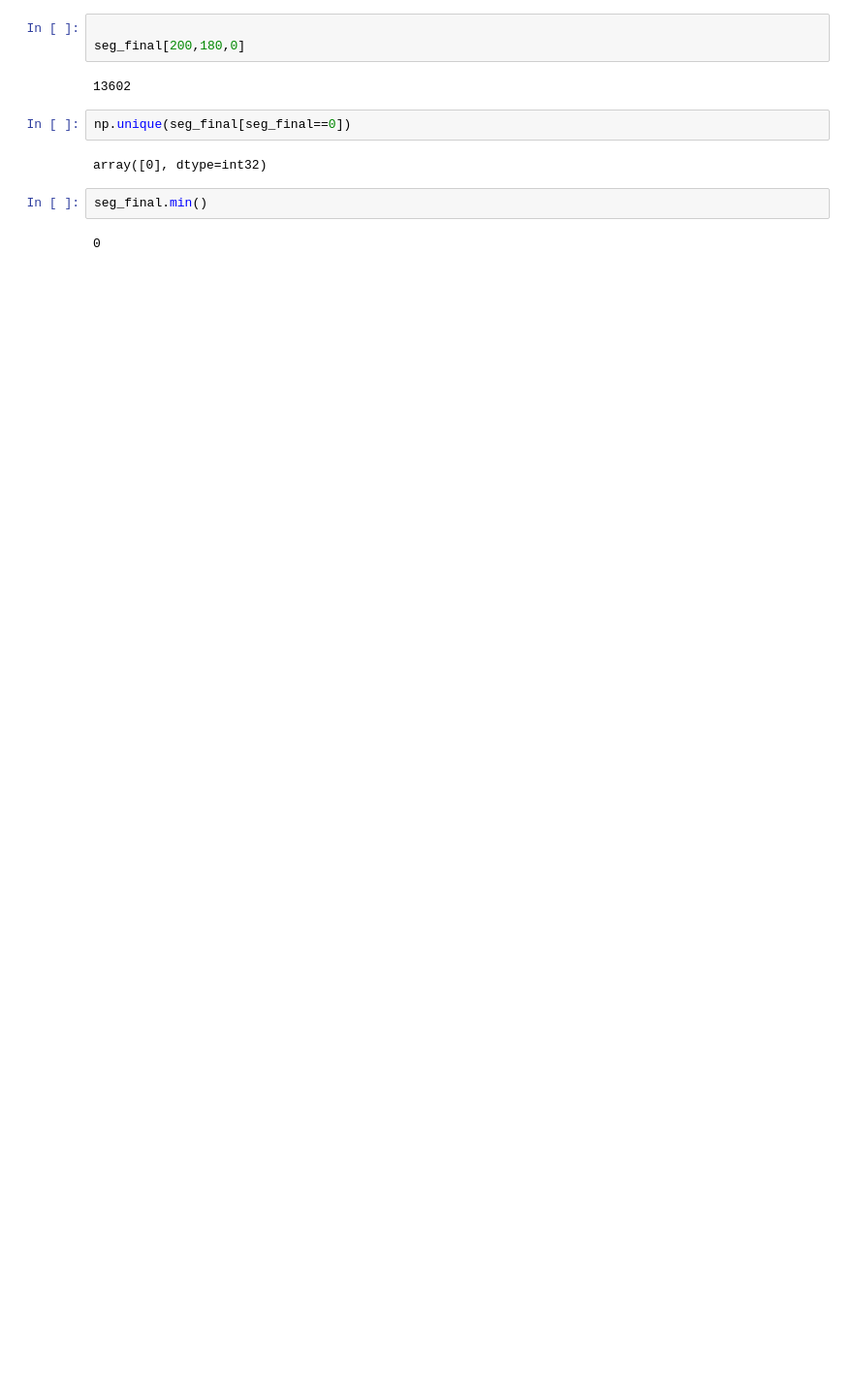
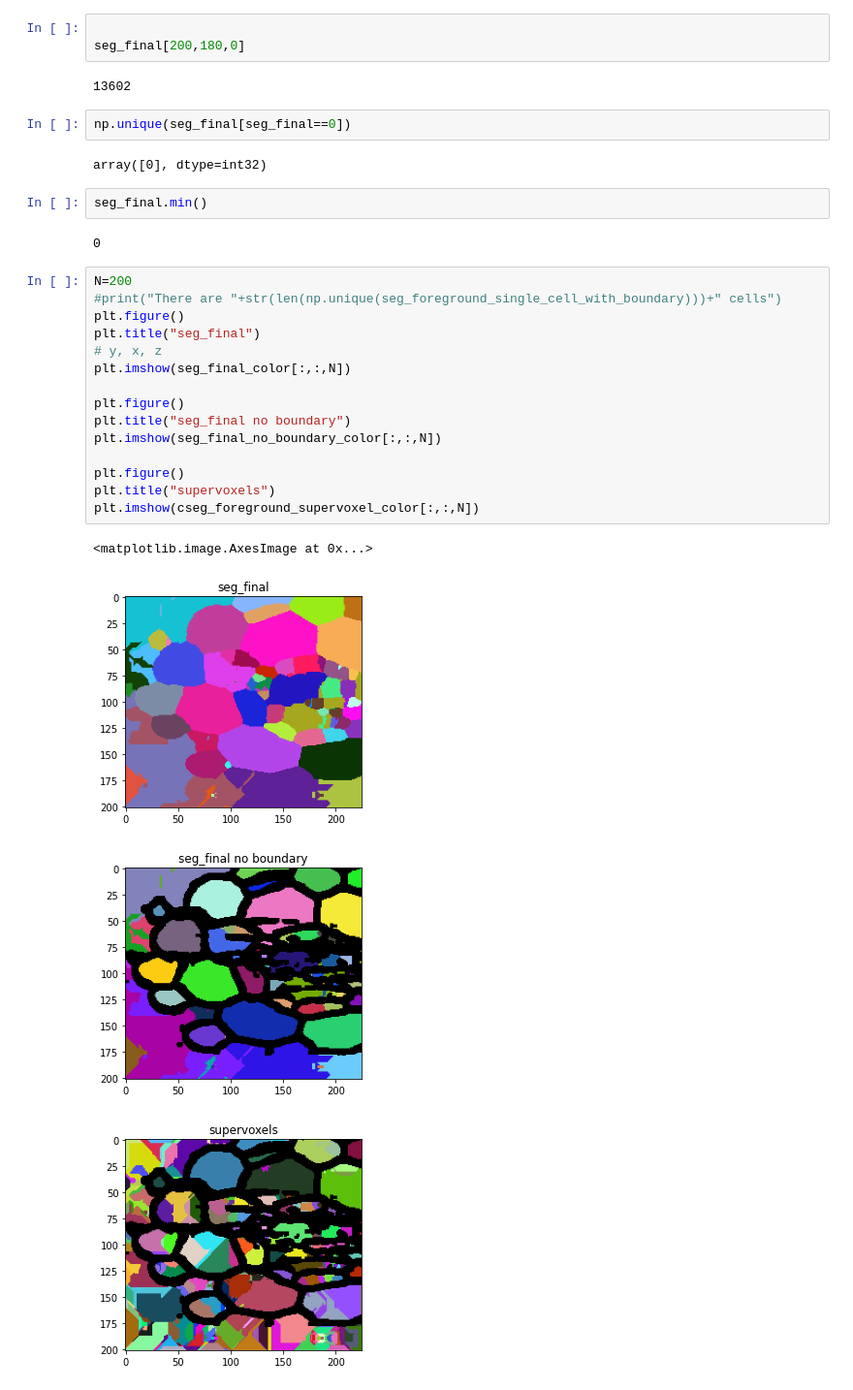
Before and after one commit to theGindar/3DCellSegMasterThesis, a Jupyter notebook: test_LRP.ipynb, the cells around one changed output. Shown at 97% size. Drawn from its saved outputs; the diff is of its cells as text; blank space fills up the shorter version.

```diff
--- a/test_LRP.ipynb
+++ b/test_LRP.ipynb
@@ -361,3 +372,23 @@ array([0], dtype=int32)
 seg_final.min()
 # %% [output]
 0
+# %%
+N=200
+#print("There are "+str(len(np.unique(seg_foreground_single_cell_with_boundary)))+" cells")
+plt.figure()
+plt.title("seg_final")
+# y, x, z
+plt.imshow(seg_final_color[:,:,N])
+
+plt.figure()
+plt.title("seg_final no boundary")
+plt.imshow(seg_final_no_boundary_color[:,:,N])
+
+plt.figure()
+plt.title("supervoxels")
+plt.imshow(cseg_foreground_supervoxel_color[:,:,N])
+# %% [output]
+<matplotlib.image.AxesImage at 0x...>
+[figure, added]
+[figure, added]
+[figure, added]
```
Also changed, not shown: parts of 10 cells of this notebook, 2 other files.
